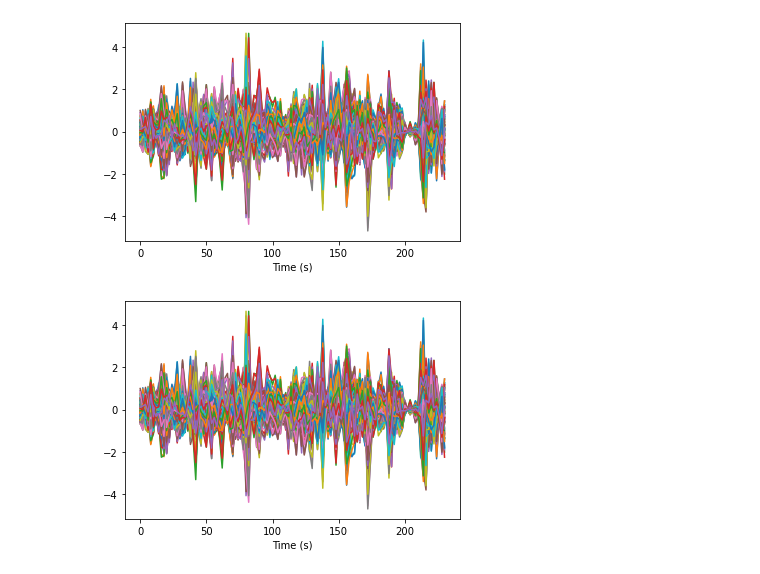
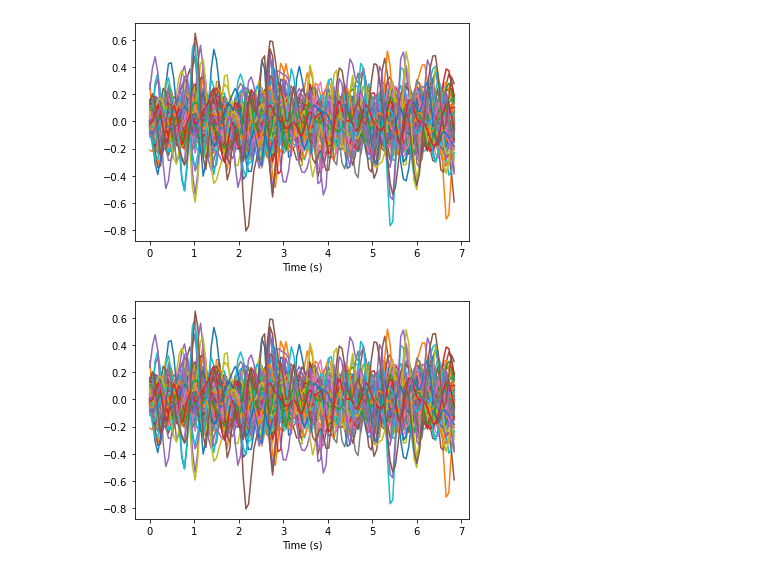
Before and after one commit to DarioRugg/Hakaton-project, a Jupyter notebook: visualization.ipynb, the cells around one changed output. Saved outputs shown, nothing was run; the diff lists cells and outputs as text; code cells hidden in the pictures.

Commit message:
visualization

```diff
--- a/visualization.ipynb
+++ b/visualization.ipynb
@@ -61,7 +37,7 @@ import pandas as pd
 # %%
 def get_data(entry):
-    id = entry.id
-    variables = entry[['var1', 'var2', 'var3']].to_numpy()
+    variables = entry[['var1', 'var2', 'var3']].replace({"A": 0, "C": 1}).to_numpy()
     timeseries = entry[5 if "y" in entry.index else 4:].to_numpy(dtype=float).reshape((115, 116), order="F")
-    if "y" in entry.index: return id, entry.y, variables, timeseries
-    else: return id, variables, timeseries
+    return {"variables": variables, "timeseries": timeseries}
+
+train_timeseries = train.apply(lambda row: get_data(row)["timeseries"], axis=1).to_list()
@@ -84,0 +44,22 @@ t1 = ts.TimeSeries(get_data(data.iloc[0])[3], sampling_interval=TR)
+# %%
+smart_id = train[train.y == train.y.max()].index.item()
+stupid_id = train[train.y == train.y.min()].index.item()
+# %%
+smart_timeseries = train_timeseries[smart_id]
+stupid_timeseries = train_timeseries[stupid_id]
+# %%
+time_series = list(map(lambda x: ts.TimeSeries(x.T, sampling_interval=0.06), [smart_timeseries, stupid_timeseries]))
+
+import time
+start = time.time()
+f_ub = 0.15
+f_lb = 0.02
+causalities = []
+for i, x in enumerate(time_series):
+    G=nta.GrangerAnalyzer(x, order=1)
+    freq_idx_G = np.where((G.frequencies > f_lb) * (G.frequencies < f_ub))[0]
+    g1 = np.mean(G.causality_xy[:, :, freq_idx_G], -1)
+    causalities.append(g1)
+
+for c in causalities:
+    c[np.isnan(c)] = 0
@@ -85,5 +76,5 @@ t1 = ts.TimeSeries(get_data(data.iloc[0])[3], sampling_interval=TR)
 # %%
-viz.plot_tseries(t1)
+viz.plot_tseries(time_series[0])
 # %% [output]
-[figure, old version]
+[figure, new version]
-[figure, old version]
+[figure, new version]
```
Also changed, not shown: parts of 22 cells of this notebook, 1 other file.
